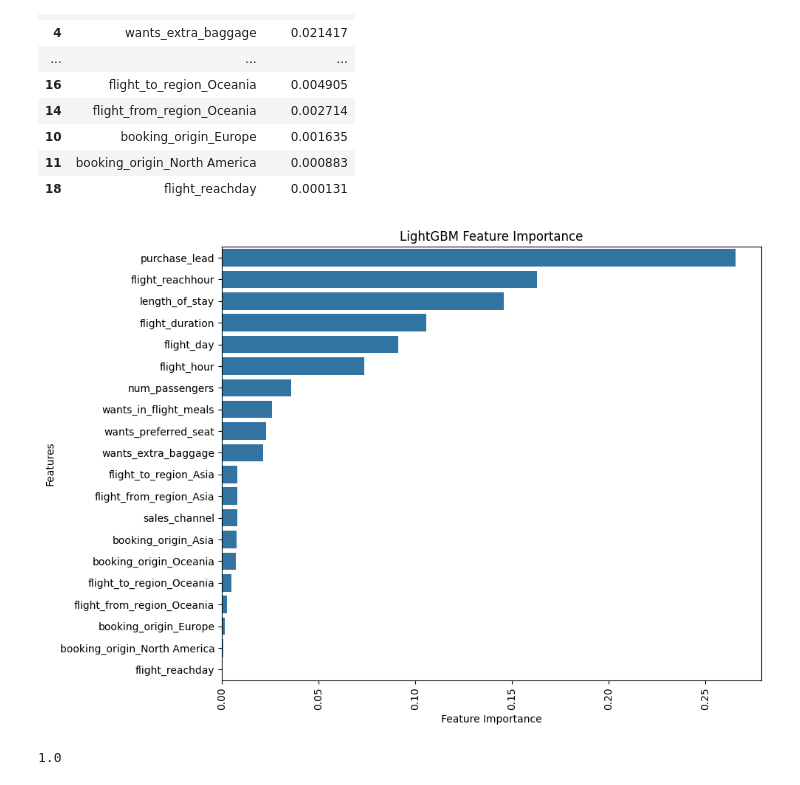
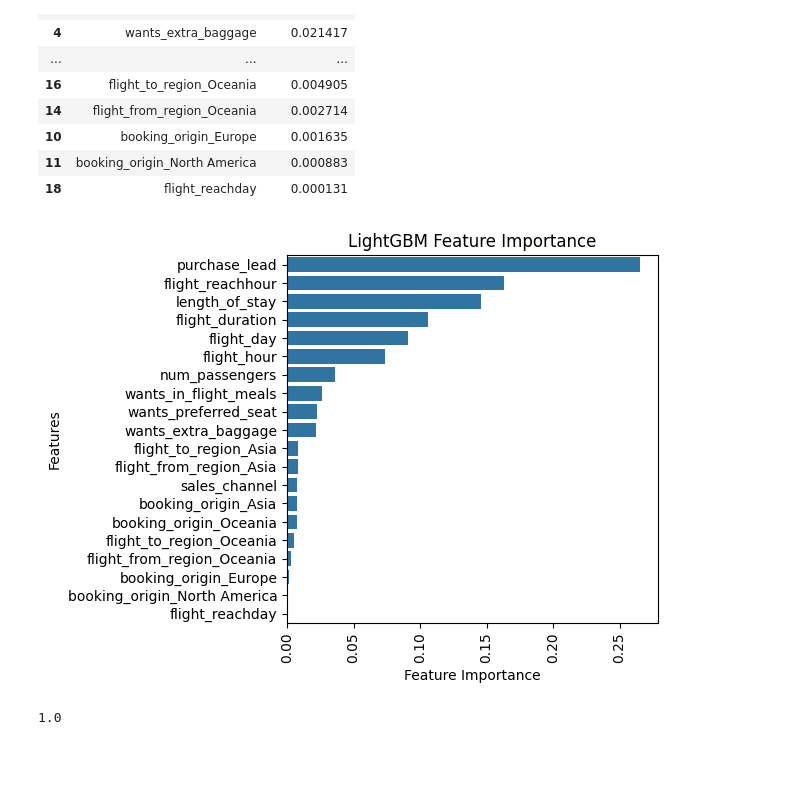
Before and after one commit to anthonyrodrigues443/Forage-British_Airways_Job_Simulation_Projects, a Jupyter notebook: customer_booking_projectnb.ipynb, the cells around one changed output. Saved outputs shown, nothing was run; the diff lists cells and outputs as text; code cells hidden in the pictures; blank space fills up the shorter version.

```diff
--- a/customer_booking_projectnb.ipynb
+++ b/customer_booking_projectnb.ipynb
@@ -1006,16 +1006,16 @@ feature_importances
 | 11 | booking_origin_North America | 0.000883 |
 | 18 | flight_reachday | 0.000131 |
 # %%
-plt.figure(figsize=(10,7))
+# plt.figure(figsize=(10,9))
 sns.barplot(y=feature_importances['Feature'], x=feature_importances['Importance'])
 plt.xticks(rotation=90)
 plt.ylabel('Features')
 plt.xlabel('Feature Importance')
 plt.title('LightGBM Feature Importance')
 plt.tight_layout()
 plt.show()
 # %% [output]
-[figure, old version]
+[figure, new version]
 # %%
 sum(feature_importances['Importance'])
 # %% [output]
```
Also changed, not shown: parts of 1 cell of this notebook.
